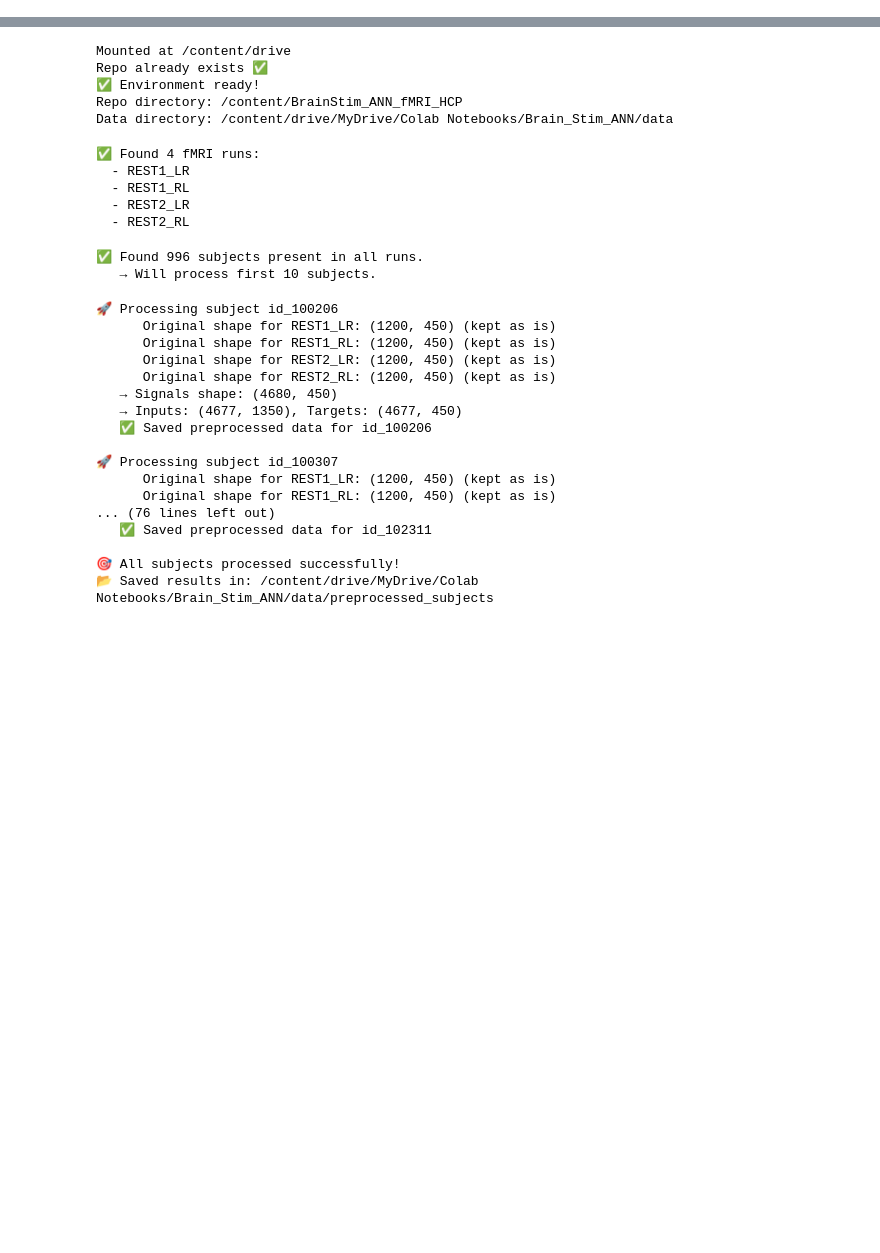
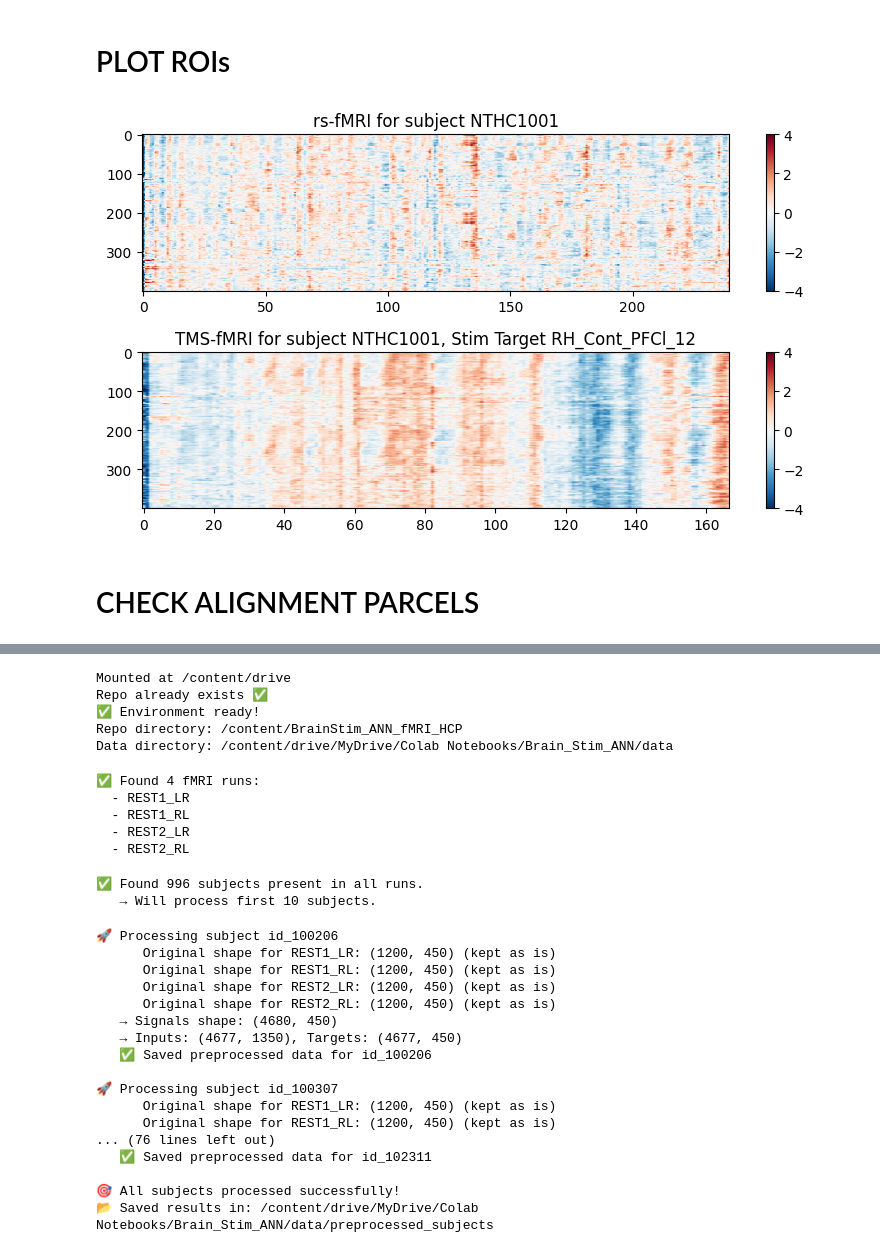
Before and after one commit to grabuffo/BrainStim_ANN_fMRI_HCP, a Jupyter notebook: notebooks/Process_TMS_fMRI_data.ipynb, the cells around one changed output, grey strips where cells are left out. Cells and saved outputs as stored; diff of their text form; code cells hidden in the pictures; blank space fills up the shorter version.

```diff
--- a/notebooks/Process_TMS_fMRI_data.ipynb
+++ b/notebooks/Process_TMS_fMRI_data.ipynb
@@ -2,0 +314,31 @@
+# %% [markdown]
+# PLOT ROIs
+# %%
+sid=0
+rest_ex=dataset['sub-'+subjects_all[sid]]['task-rest']['time series']
+task_ex=dataset['sub-'+subjects_all[sid]]['task-stim']['time series']
+# %%
+target_id=np.where(dataset['sub-'+subjects_all[sid]]['task-stim']['target']==1)[0][0]
+target_label=atlas['labels'][target_id]
+target_label= target_label.decode("utf-8").removeprefix("7Networks_")
+# %%
+from scipy import stats
+import matplotlib.pyplot as plt
+
+plt.figure(figsize=(8,4.5))
+plt.subplot(2,1,1)
+plt.title('rs-fMRI for subject %s'%subjects_all[sid])
+plt.imshow(stats.zscore(rest_ex).T,
+           aspect='auto',cmap='RdBu_r',vmax=4,vmin=-4)
+plt.colorbar()
+plt.subplot(2,1,2)
+plt.title('TMS-fMRI for subject %s, Stim Target %s'%(subjects_all[sid],target_label))
+plt.imshow(stats.zscore(task_ex).T,
+           aspect='auto',cmap='RdBu_r',vmax=4,vmin=-4)
+plt.colorbar()
+plt.tight_layout()
+plt.show()
+# %% [output]
+[figure, added]
+# %% [markdown]
+# CHECK ALIGNMENT PARCELS
```
Also changed, not shown: parts of 9 cells of this notebook.
